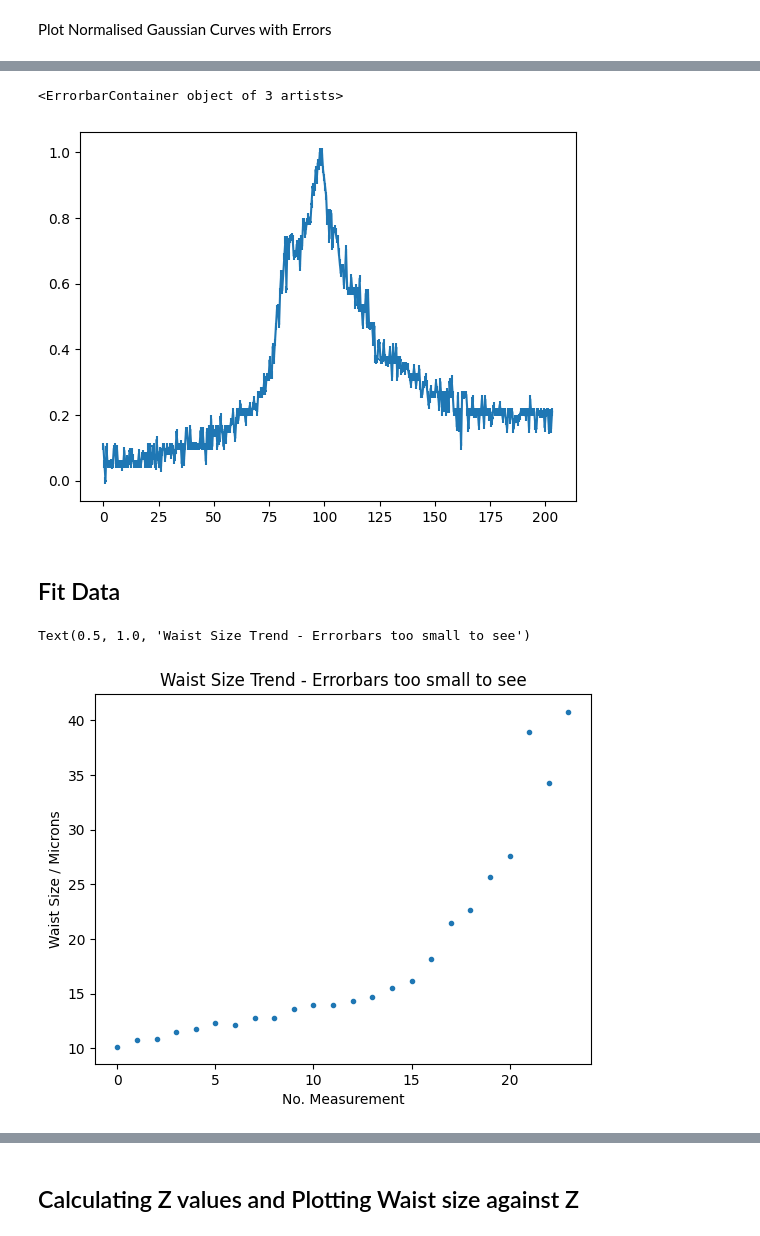
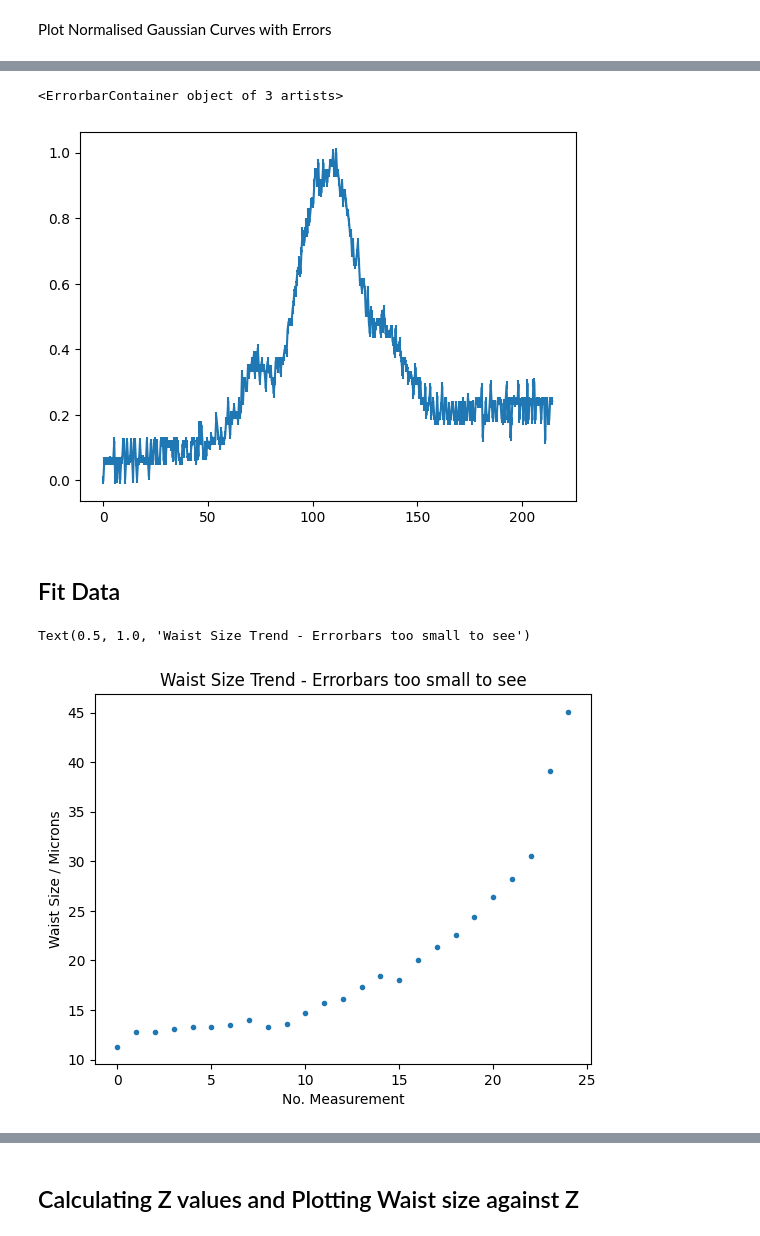
Before and after one commit to akay8/Level4Project, a Jupyter notebook: Fibre_3_30_11.ipynb, the cells around one changed output, grey strips where cells are left out. Drawn from its saved outputs; the diff is of its cells as text; code cells hidden in the pictures.

Commit message:
happy with fibre 3

```diff
--- a/Fibre_3_30_11.ipynb
+++ b/Fibre_3_30_11.ipynb
@@ -31,7 +31,7 @@ from lvl4_functions import *
 ## Import Data
 # %%
 # Define useful path to data
-globalpath = "C:/Users/abiga/OneDrive - Durham University/1. Fourth Year/1. Project/1. Data Analysis/Christmas Report/Fibre2-30-11/Data/"
+globalpath = "C:/Users/abiga/OneDrive - Durham University/1. Fourth Year/1. Project/1. Data Analysis/Christmas Report/Fibre3-30-11/Data/"
 # %%
 # Import data
 distances, amplitudes = import_data(globalpath)
@@ -89,45 +89,45 @@ largeind = -1
 plt.errorbar(all_distances[largeind], all_amps[largeind], xerr=all_distances_errors[largeind],yerr=all_amps_errors[largeind])
 # %% [output]
 <ErrorbarContainer object of 3 artists>
-[figure, old version]
+[figure, new version]
 # %% [markdown]
 ## Fit Data
 # %%
 # Create some empty arrays to store values of interest
 params_ = np.zeros((len(all_distances),2))
 y_fits = [] # NB: this has to be a list due to different sized arrays sitting in it
 params_errs_ = np.zeros((len(all_distances),2))
 chi_red_array = np.zeros(len(all_distances))
 
 # Populate initial guess array - important to change per data set!!
 initial_guesses = np.zeros((len(all_distances),2))
-initial_guesses[:,1] = 20
-initial_guesses[:,0] = 3
-initial_guesses[5,0] = 15
-initial_guesses[6,0] = 15
+initial_guesses[:,1] = 40
+initial_guesses[0,0] = 20
+initial_guesses[0:10,0] = 20
+initial_guesses[10,:] = np.array([40,40])
 initial_guesses[11:14,0] = 20
 initial_guesses[14:,0] = 40
 initial_guesses[14:,1] = 50
 initial_guesses[21:1] = 1
-initial_guesses[0,0] = 0.2
+initial_guesses[-1,:] = np.array([100,100])
 
 for i in range(len(all_distances)):
     singlefit, params_[i], params_errs_[i], chi_red_array[i] = fit_labs(all_distances[i],all_amps[i], all_amps_errors[i], Gauss, initial_guesses[i])
     y_fits.append(singlefit)
 
 waists = params_[:,0]
 waists_errs = params_errs_[:,0]
 
 # Plot waist trend
 plt.errorbar(np.arange(len(distances)),waists, yerr = waists_errs, linestyle = '', marker = 'o', ms = 3)
 plt.xlabel('No. Measurement')
 plt.ylabel('Waist Size / Microns')
 plt.title('Waist Size Trend - Errorbars too small to see')
 
 #print(waists, waists_errs)
 # %% [output]
 Text(0.5, 1.0, 'Waist Size Trend - Errorbars too small to see')
-[figure, old version]
+[figure, new version]
 # %%
 ab = 0
 aa = 9
```
Also changed, not shown: parts of 18 cells of this notebook.
